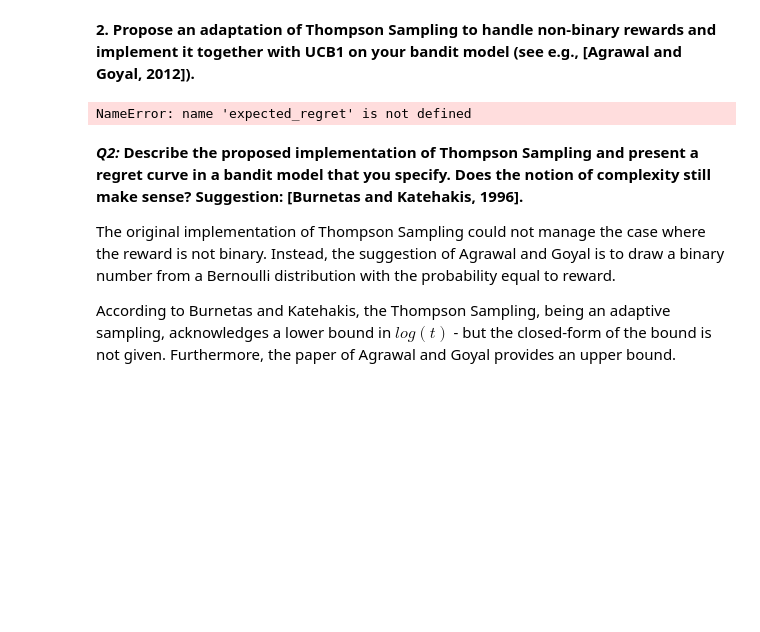
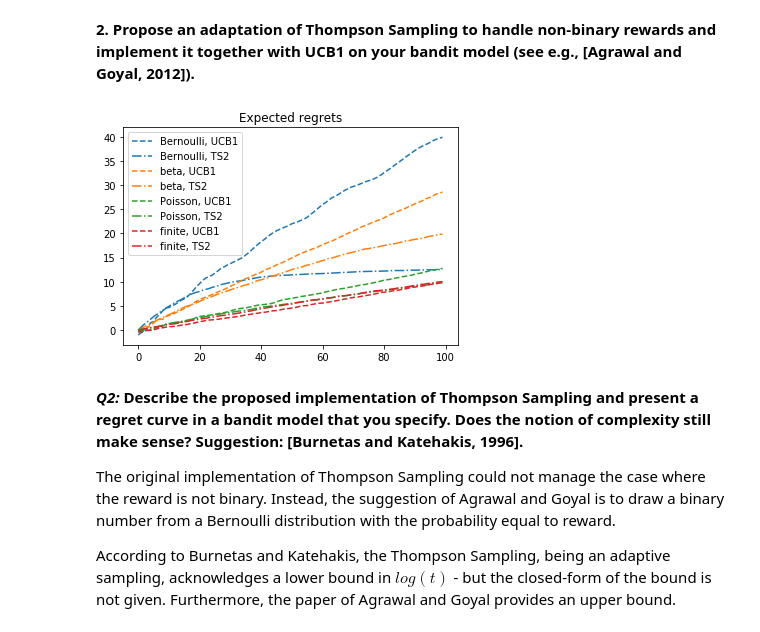
Before and after one commit to plguhur/MVA, a Jupyter notebook: TP2_python/MVARL_TP2_Guhur.ipynb, the cells around one changed output. Saved outputs shown, nothing was run; the diff lists cells and outputs as text; code cells hidden in the pictures; blank space fills up the shorter version.

```diff
--- a/TP2_python/MVARL_TP2_Guhur.ipynb
+++ b/TP2_python/MVARL_TP2_Guhur.ipynb
@@ -367,50 +154,22 @@ plt.show()
 # %% [markdown]
 **2. Propose an adaptation of Thompson Sampling to handle non-binary rewards and implement it together with UCB1 on your bandit model (see e.g., [Agrawal and Goyal, 2012]).**
 # %%
-def TS2(T, MAB, rho=sqrt(3), vis="all"):
-    """
-    Thomson sampling handling non-binary rewards [Agrawal and Goyal, 2012]
-    """
-    K = len(MAB) # number of arms
-    p = np.random.random(K) # prior distribution
-    a = np.ones(K) # beta - a
-    b = np.ones(K) # beta - b
-    gt = [m.mean for m in MAB] # ground-truth
-    draws = np.zeros(T+1)
-    rew = np.zeros(T+1)
-
-    # steps
-    for t in range(1, T+1):
-        _update_posterior(p, a, b)
-        A = np.argmax(p)
-        s = MAB[A].sample()
-        s_ber = np.random.random() < s
-        a[A] += s_ber
-        b[A] += 1-s_ber
-        draws[t] = A
-        rew[t] = s
-
-        if vis == "all":
-            plot_TS(a, b, gt=gt, sleep=1e-3)
-
-    return rew, draws, p
-
 T = 100
 regrets_ucb1 = expected_regret(MAB, UCB1, T=T)
 regrets_ts = expected_regret(MAB, TS2, T=T)
 
 plt.figure()
 for name in law:
     m = MAB_np[name]
     regrets_ucb1 = expected_regret(m, UCB1, T=T)
     p = plt.plot(range(T), regrets_ucb1, label=f"{name}, UCB1", linestyle="--")
     color = p[0].get_color()
 
     regrets_ts2 = expected_regret(m, TS2, T=T)
     plt.plot(range(T), regrets_ts2, label=f"{name}, TS2", linestyle="-.", color=color)
 
 plt.title("Expected regrets")
 plt.legend()
 plt.show()
 # %% [output]
-NameError: name 'expected_regret' is not defined
+[figure, added]
```
Also changed, not shown: parts of 25 cells of this notebook.
